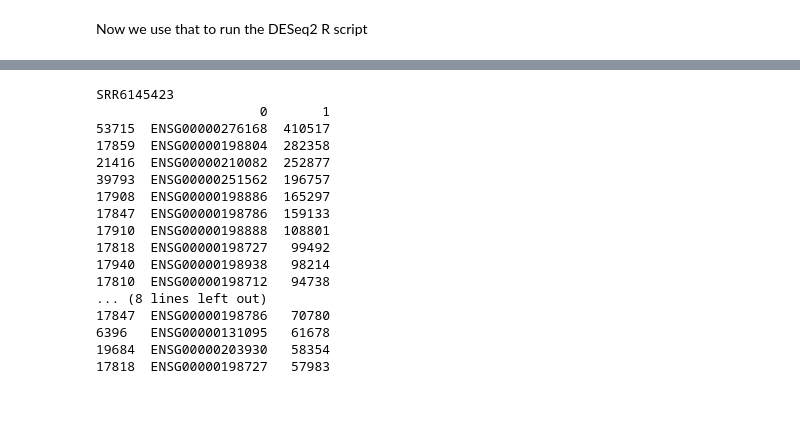
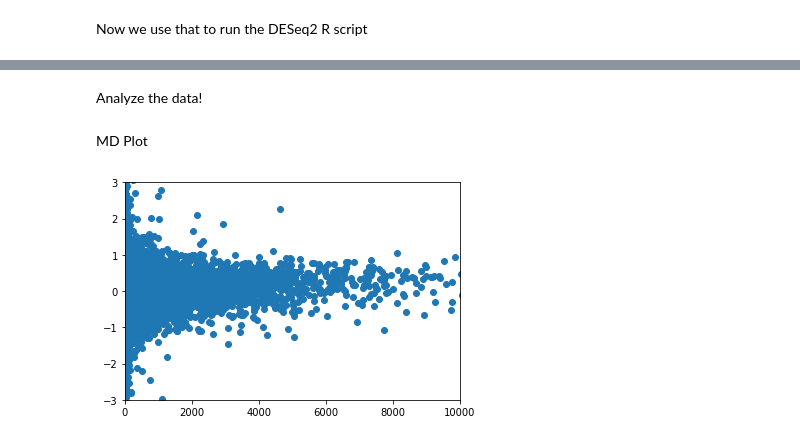
Before and after one commit to Mees-Molenaar/NGS_Alzheimer_Project, a Jupyter notebook: NGS_pipeline.ipynb, the cells around one changed output, grey strips where cells are left out. Saved outputs shown, nothing was run; the diff lists cells and outputs as text; code cells hidden in the pictures; blank space fills up the shorter version.

```diff
--- a/NGS_pipeline.ipynb
+++ b/NGS_pipeline.ipynb
@@ -343,28 +340,19 @@ for file in os.listdir(workdir):
-# %%
-dataframes = {}
-
-for file in files:
-    SRA = file.split('.')[0]
-    dataframes[SRA] = pandas.read_csv(os.path.join(workdir, file), sep="\t", header=None)
-    dataframes[SRA] = dataframes[SRA][0:-5]
-    dataframes[SRA] = dataframes[SRA].sort_values(by=1, axis=0, ascending=False)
-    print(SRA)
-    print(dataframes[SRA].head(10))
-# %% [output]
-SRR6145423
-                     0       1
-53715  ENSG00000276168  410517
-17859  ENSG00000198804  282358
-21416  ENSG00000210082  252877
-39793  ENSG00000251562  196757
-17908  ENSG00000198886  165297
-17847  ENSG00000198786  159133
-17910  ENSG00000198888  108801
-17818  ENSG00000198727   99492
-17940  ENSG00000198938   98214
-17810  ENSG00000198712   94738
-... (8 lines left out)
-17847  ENSG00000198786   70780
-6396   ENSG00000131095   61678
-19684  ENSG00000203930   58354
-17818  ENSG00000198727   57983
+# %% [markdown]
+Analyze the data!
+# %%
+df = pd.read_csv('data/DESeq_output.csv', index_col=0)
+df = df.sort_values(by='pvalue', ascending=True)
+# %% [markdown]
+MD Plot
+# %%
+def MD_plot(mean, foldChange, y_lim, x_lim):
+
+    plt.scatter(mean, foldChange)
+    plt.ylim(y_lim)
+    plt.xlim(x_lim)
+# %%
+mean = df['baseMean'].to_numpy()
+foldChange = df['log2FoldChange'].to_numpy()
+MD_plot(mean, foldChange, (-3,3), (0, 10000))
+# %% [output]
+[figure, added]
```
Also changed, not shown: parts of 3 cells of this notebook, 2 other files.
